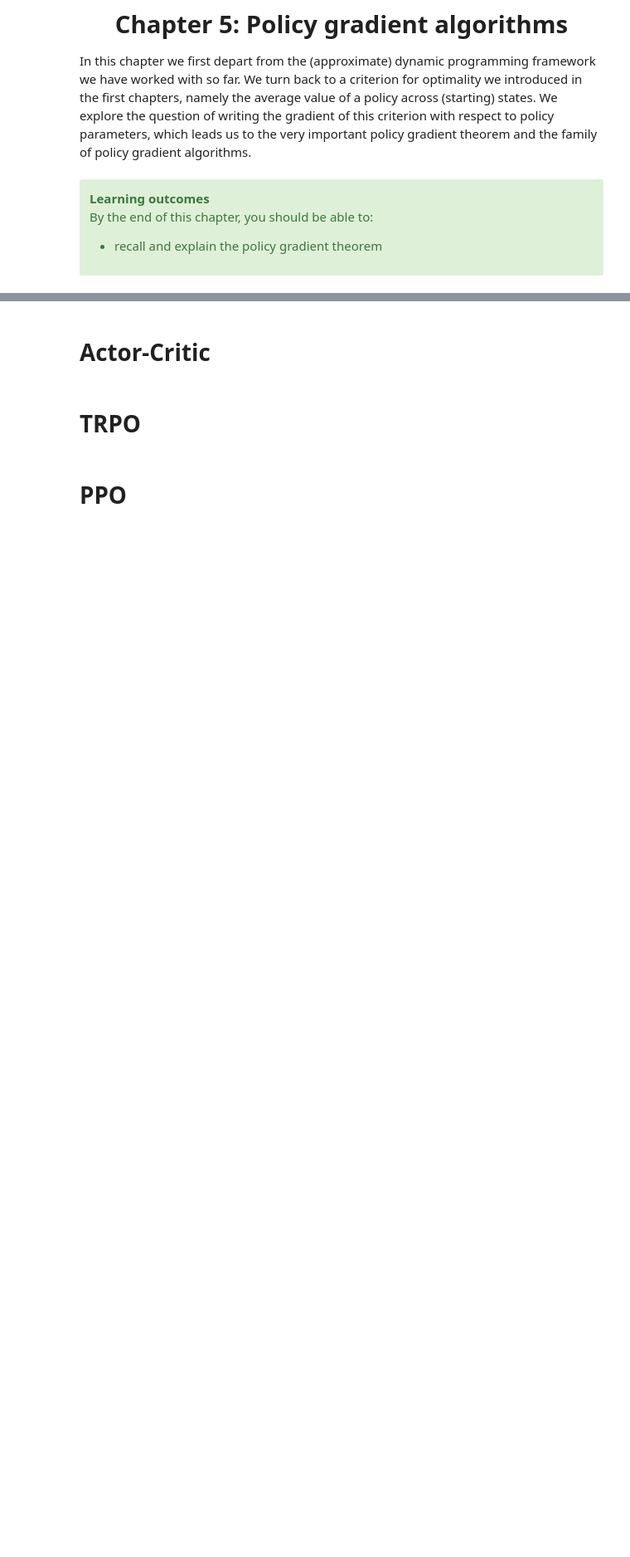
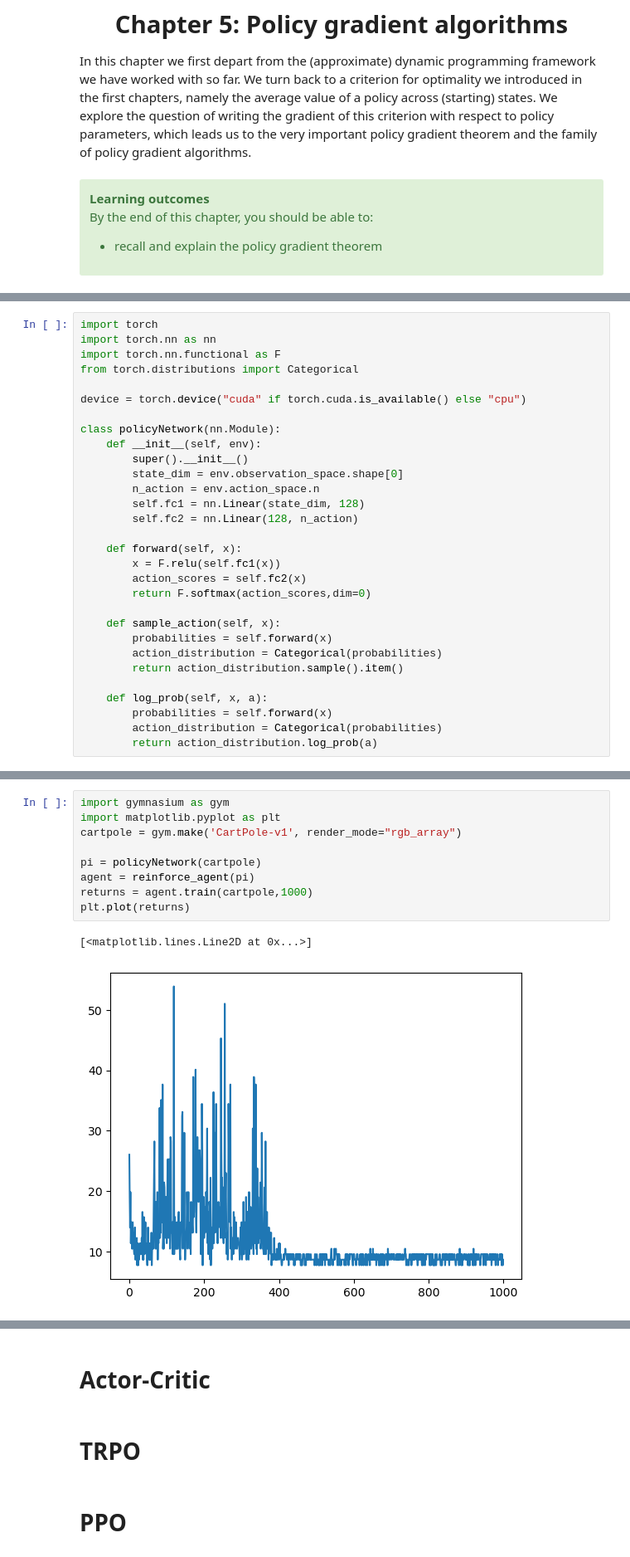
Before and after one commit to erachelson/RLclass_MVA, a Jupyter notebook: notebooks/RL6 - Policy Gradients.ipynb, the cells around one changed output, grey strips where cells are left out. Shown at 83% size. Saved outputs shown, nothing was run; the diff lists cells and outputs as text; blank space fills up the shorter version.

```diff
--- a/notebooks/RL6 - Policy Gradients.ipynb
+++ b/notebooks/RL6 - Policy Gradients.ipynb
@@ -152,0 +233,30 @@ big warning about the loss
+# %%
+import torch
+import torch.nn as nn
+import torch.nn.functional as F
+from torch.distributions import Categorical
+
+device = torch.device("cuda" if torch.cuda.is_available() else "cpu")
+
+class policyNetwork(nn.Module):
+    def __init__(self, env):
+        super().__init__()
+        state_dim = env.observation_space.shape[0]
+        n_action = env.action_space.n
+        self.fc1 = nn.Linear(state_dim, 128)
+        self.fc2 = nn.Linear(128, n_action)
+
+    def forward(self, x):
+        x = F.relu(self.fc1(x))
+        action_scores = self.fc2(x)
+        return F.softmax(action_scores,dim=0)
+
+    def sample_action(self, x):
+        probabilities = self.forward(x)
+        action_distribution = Categorical(probabilities)
+        return action_distribution.sample().item()
+
+    def log_prob(self, x, a):
+        probabilities = self.forward(x)
+        action_distribution = Categorical(probabilities)
+        return action_distribution.log_prob(a)
@@ -152,0 +315,12 @@ big warning about the loss
+# %%
+import gymnasium as gym
+import matplotlib.pyplot as plt
+cartpole = gym.make('CartPole-v1', render_mode="rgb_array")
+
+pi = policyNetwork(cartpole)
+agent = reinforce_agent(pi)
+returns = agent.train(cartpole,1000)
+plt.plot(returns)
+# %% [output]
+[<matplotlib.lines.Line2D at 0x...>]
+[figure, added]
```
Also changed, not shown: parts of 24 cells of this notebook.
